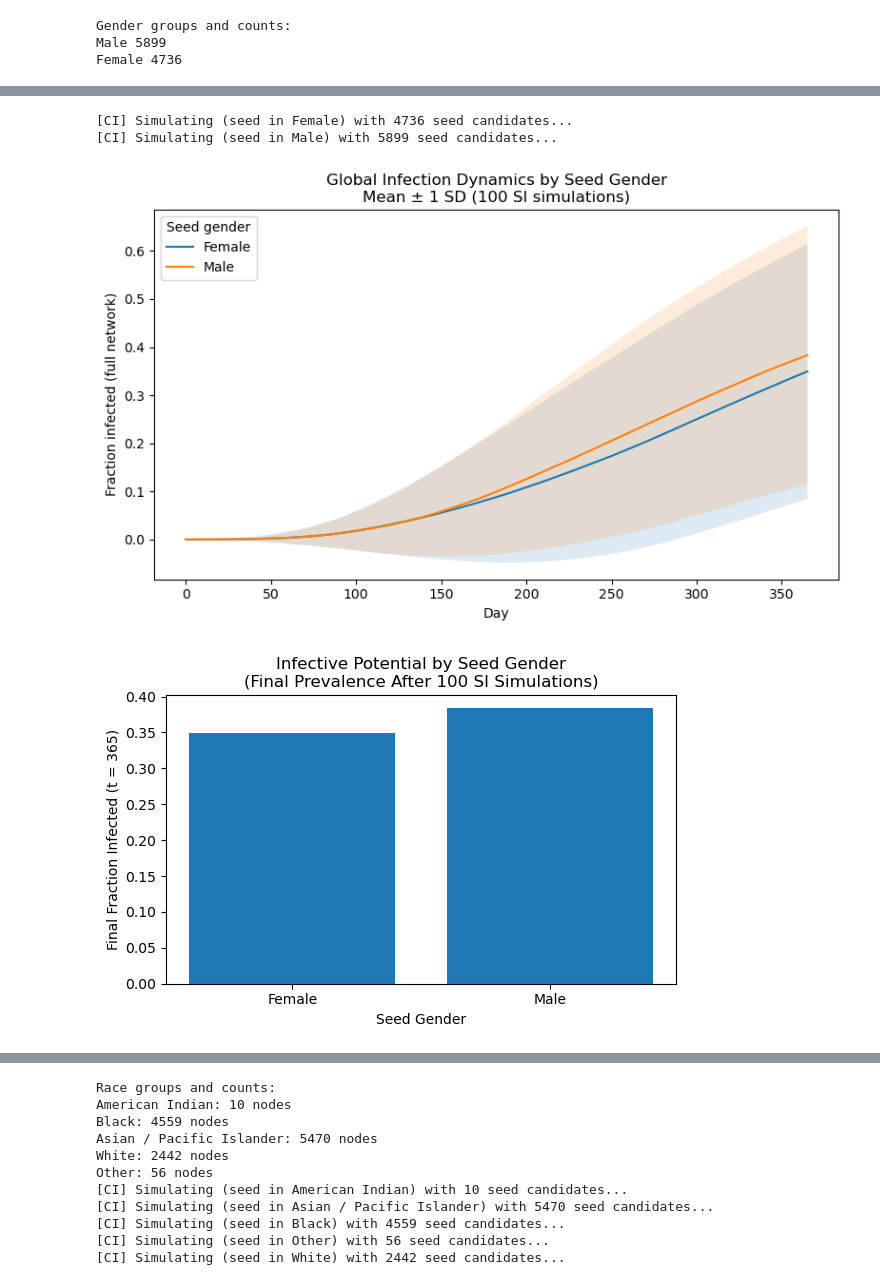
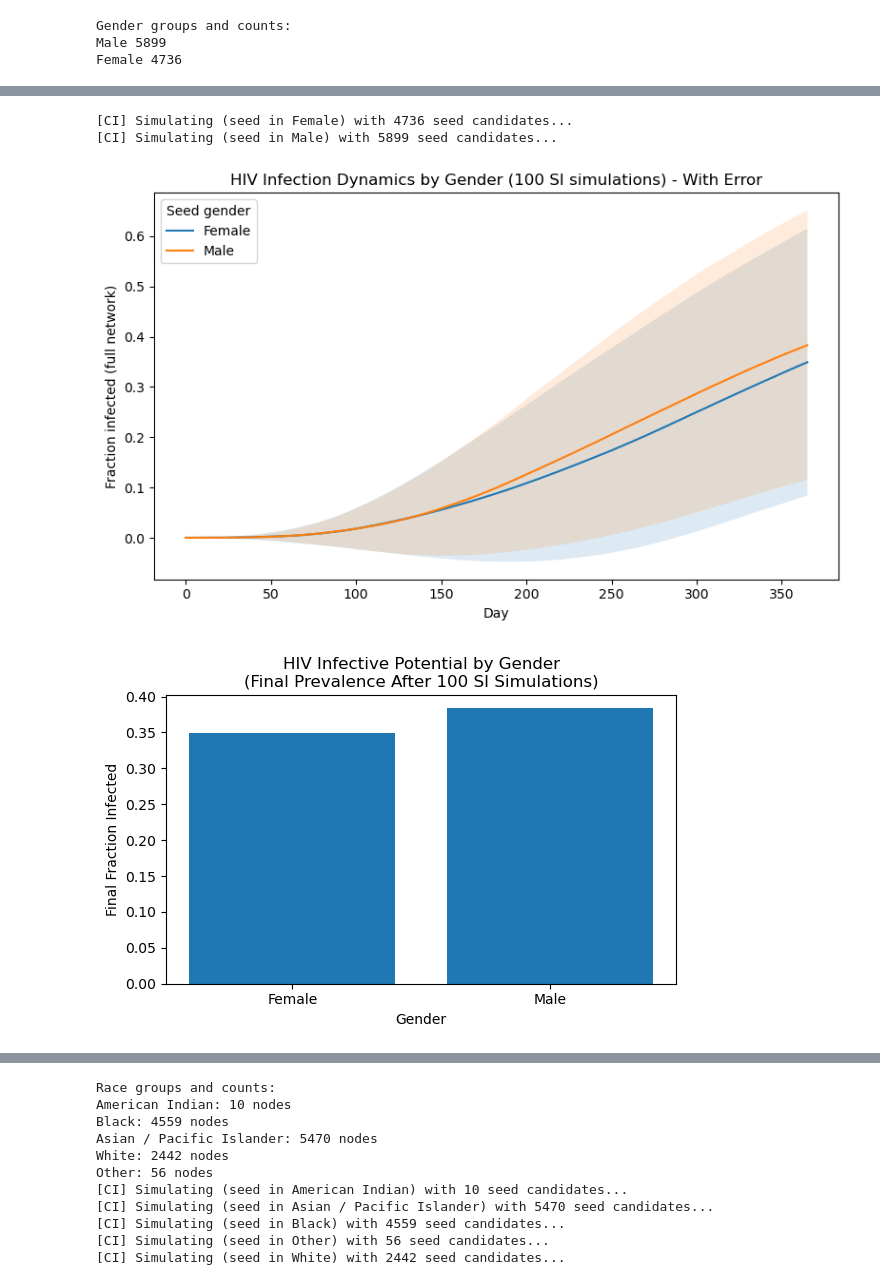
Before and after one commit to pmehta17/hiv-spread, a Jupyter notebook: Project_v2.ipynb, the cells around one changed output, grey strips where cells are left out. Drawn from its saved outputs; the diff is of its cells as text; code cells hidden in the pictures.

```diff
--- a/Project_v2.ipynb
+++ b/Project_v2.ipynb
@@ -622,3 +608,20 @@ for label, nodes in gender_nodes.items():
 Gender groups and counts:
 Male 5899
 Female 4736
+# %%
+# Plot mean curves by gender (NO SD bands)
+plt.figure(figsize=(8, 5))
+
+for label in sorted(gender_mean.keys()):
+    mean_curve = gender_mean[label]
+
+    # plot mean only
+    plt.plot(t_range_gender, mean_curve, label=label)
+
+plt.xlabel("Day")
+plt.ylabel("Fraction infected (full network)")
+plt.title("HIV Infection Dynamics by Gender (100 SI simulations)")
+plt.legend(title="Gender")
+plt.tight_layout()
+plt.savefig("Gender_InfectionDynamics.pdf", dpi=1000)
+plt.show()
@@ -628,35 +633,36 @@ t_range_gender, gender_mean, gender_std = run_seed_group_with_CI(
     G,
     gender_nodes,
     p=0.01,
     tmax=365,
     n_runs=100
 )
 
 # Plot mean ± 1 SD curves by gender
 plt.figure(figsize=(8, 5))
 
 for label in sorted(gender_mean.keys()):
     mean_curve = gender_mean[label]
     sd_curve   = gender_std[label]
 
     plt.plot(t_range_gender, mean_curve, label=label)
     plt.fill_between(
         t_range_gender,
         mean_curve - sd_curve,
         mean_curve + sd_curve,
         alpha=0.15
     )
 
 plt.xlabel("Day")
 plt.ylabel("Fraction infected (full network)")
-plt.title("Global Infection Dynamics by Seed Gender\nMean ± 1 SD (100 SI simulations)")
+plt.title("HIV Infection Dynamics by Gender (100 SI simulations) - With Error")
 plt.legend(title="Seed gender")
 plt.tight_layout()
+plt.savefig("Gender_InfectionDynamics_Error.pdf", dpi=1000)
 plt.show()
 # %% [output]
 [CI] Simulating (seed in Female) with 4736 seed candidates...
 [CI] Simulating (seed in Male) with 5899 seed candidates...
-[figure, old version]
+[figure, new version]
 # %%
 # =============================================
 # Bar Plot: Infective Potential (Male vs Female)
@@ -673,10 +679,11 @@ values = [gender_final[label] for label in labels]
 
 plt.figure(figsize=(6, 4))
 plt.bar(labels, values)
-plt.xlabel("Seed Gender")
-plt.ylabel("Final Fraction Infected (t = 365)")
-plt.title("Infective Potential by Seed Gender\n(Final Prevalence After 100 SI Simulations)")
+plt.xlabel("Gender")
+plt.ylabel("Final Fraction Infected")
+plt.title("HIV Infective Potential by Gender\n(Final Prevalence After 100 SI Simulations)")
 plt.tight_layout()
+plt.savefig("Gender_InfectionDynamics_BarGraph.pdf", dpi=1000)
 plt.show()
 # %% [output]
-[figure, old version]
+[figure, new version]
```
Also changed, not shown: parts of 15 cells of this notebook.
